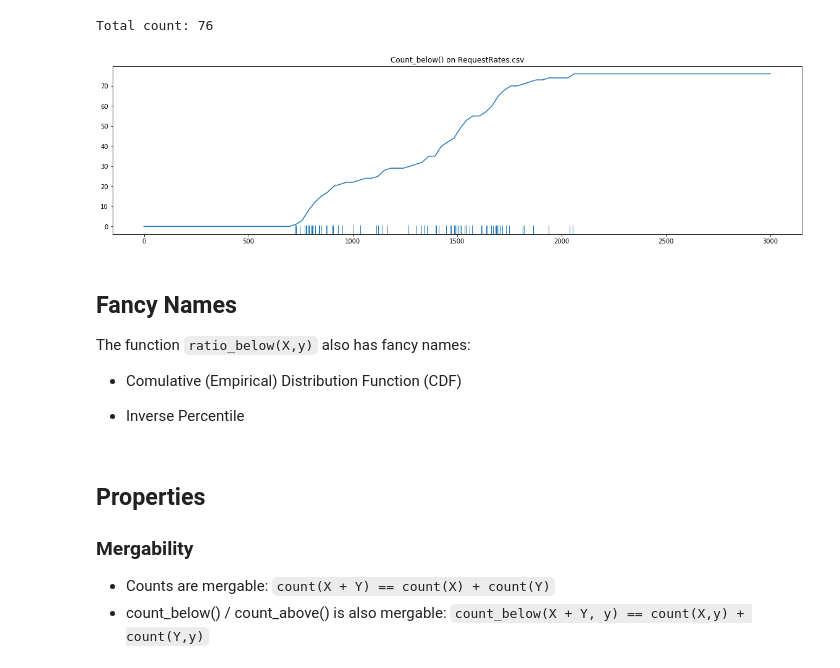
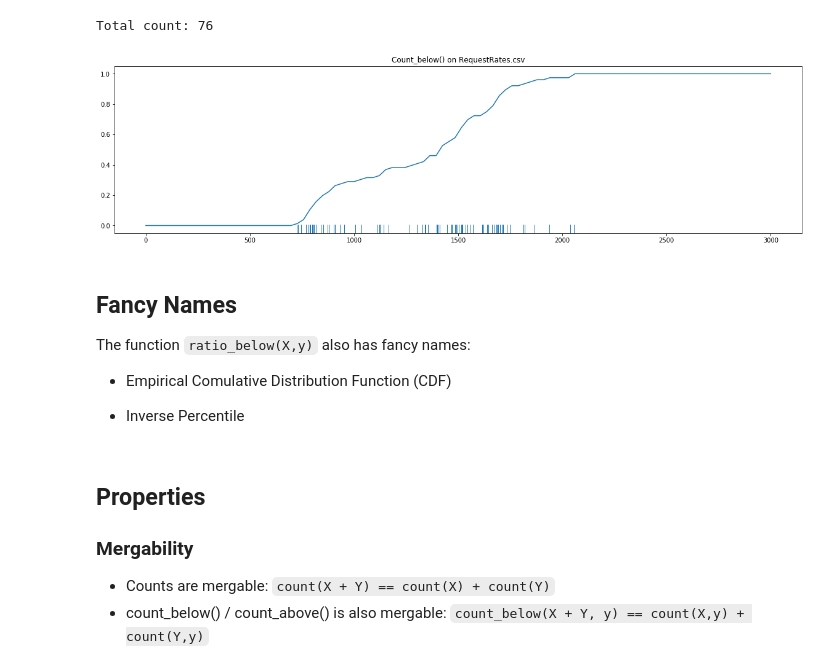
Before and after one commit to HeinrichHartmann/Statistics-for-Engineers, a Jupyter notebook: 2018-08-29-SRECon-Duesseldorf/3 Data Aggregation Methods.ipynb, the cells around one changed output. Cells and saved outputs as stored; diff of their text form; code cells hidden in the pictures.

```diff
--- a/2018-08-29-SRECon-Duesseldorf/3 Data Aggregation Methods.ipynb
+++ b/2018-08-29-SRECon-Duesseldorf/3 Data Aggregation Methods.ipynb
@@ -30,18 +30,18 @@ Total count: 76
 # %%
 plt.figure(figsize=(20,5))
 plt.title("Count_below() on RequestRates.csv")
 grid = np.linspace(0,3000,100)
-plt.plot(grid, [count_below(X,y) for y in grid])
-# plt.plot(grid, [ratio_below(X,y) for y in grid])
+# plt.plot(grid, [count_below(X,y) for y in grid])
+plt.plot(grid, [ratio_below(X,y) for y in grid])
 sns.rugplot(X);
 # %% [output]
-[figure, old version]
+[figure, new version]
 # %% [markdown]
 ## Fancy Names
 
 The function `ratio_below(X,y)` also has fancy names:
 
-* Comulative (Empirical) Distribution Function (CDF)
+* Empirical Comulative Distribution Function (CDF)
 
 * Inverse Percentile
 # %% [markdown]
```
Also changed, not shown: parts of 1 cell of this notebook, 3 other files.
